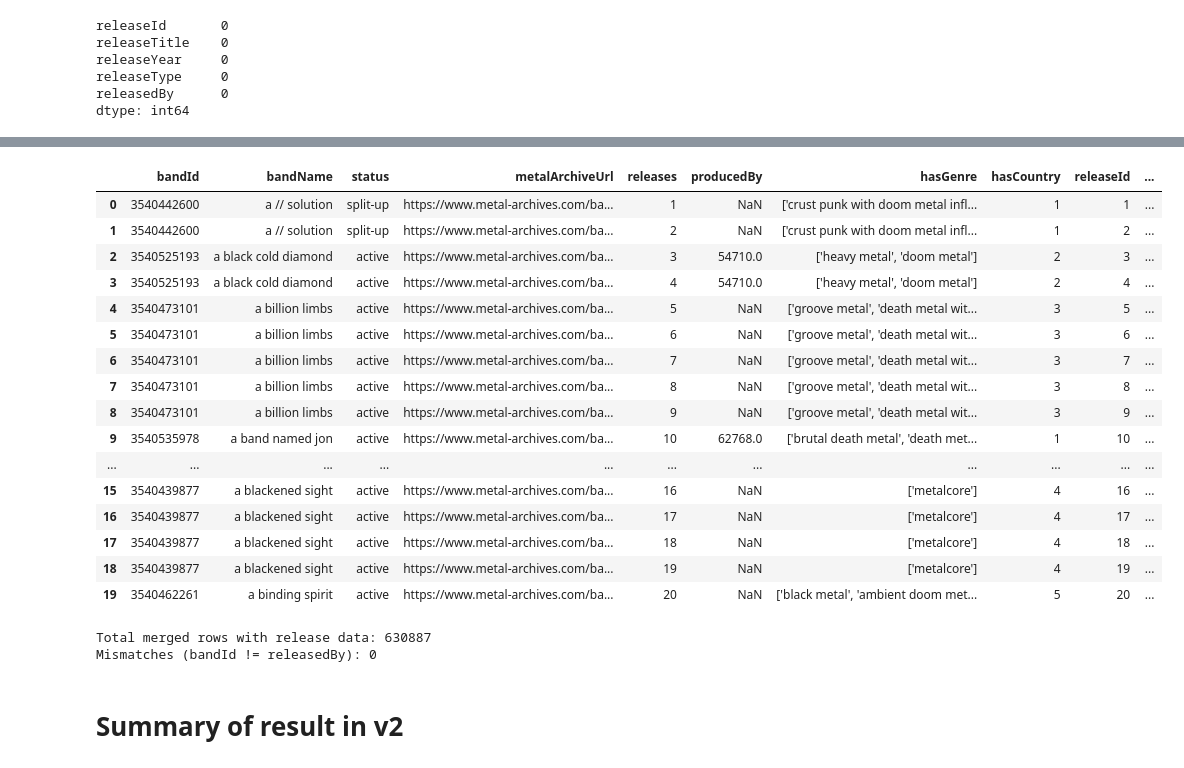
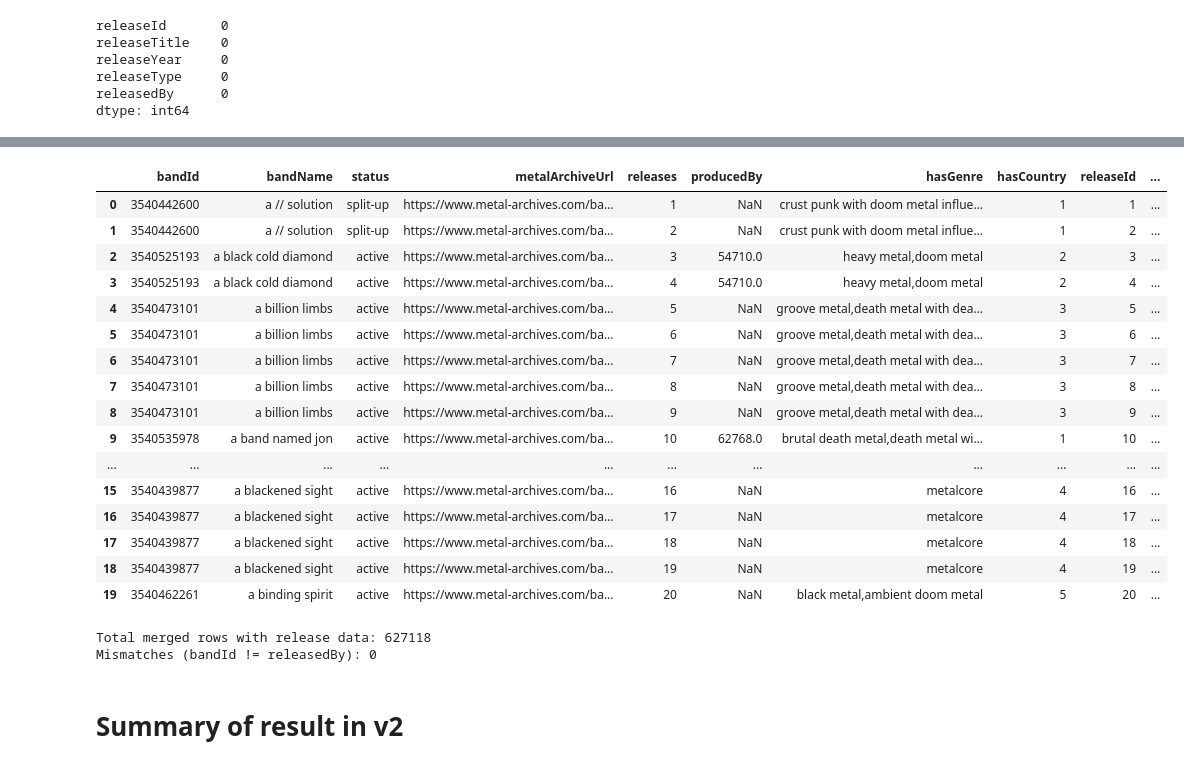
Before and after one commit to OceanBerlinghieri/ontometal, a Jupyter notebook: analysis/normalized_data_v2.ipynb, the cells around one changed output, grey strips where cells are left out. Saved outputs shown, nothing was run; the diff lists cells and outputs as text; code cells hidden in the pictures.

```diff
--- a/analysis/normalized_data_v2.ipynb
+++ b/analysis/normalized_data_v2.ipynb
@@ -211,7 +208,9 @@ The selected label still being nuclear blast which is the most complete record a
 releases = pd.read_csv("src/etl/data/normalized/releases_v2.csv").copy()
 import ast
 
-bands["releases"] = bands["releases"].apply(ast.literal_eval)
+bands["releases"] = bands["releases"].apply(
+    lambda x: [g.strip() for g in str(x).split(",") if g.strip()] if pd.notna(x) else []
+)
 # %%
 releases.isna().sum().sort_values(ascending=False)
 # %% [output]
@@ -240,34 +239,35 @@ releases
 # %%
 
 bands = bands.explode("releases")
-
+bands["releases"] = pd.to_numeric(bands["releases"], errors="coerce").astype("Int64")
+releases["releaseId"] = pd.to_numeric(releases["releaseId"], errors="coerce").astype("Int64")
 merged = bands.merge(
     releases,
     left_on="releases",
     right_on="releaseId",
     how="left"
 )
 merged["releasedBy"] = merged["releasedBy"].astype("Int64")
 merged["releaseId"] = merged["releaseId"].astype("Int64")
 merged.head(20)
 # %% [output]
 |  | bandId | bandName | status | metalArchiveUrl | releases | producedBy | hasGenre | hasCountry | releaseId | ... |
-| 0 | 3540442600 | a // solution | split-up | https://www.metal-archives.com/ba... | 1 | NaN | ['crust punk with doom metal infl... | 1 | 1 | ... |
-| 1 | 3540442600 | a // solution | split-up | https://www.metal-archives.com/ba... | 2 | NaN | ['crust punk with doom metal infl... | 1 | 2 | ... |
-| 2 | 3540525193 | a black cold diamond | active | https://www.metal-archives.com/ba... | 3 | 54710.0 | ['heavy metal', 'doom metal'] | 2 | 3 | ... |
-| 3 | 3540525193 | a black cold diamond | active | https://www.metal-archives.com/ba... | 4 | 54710.0 | ['heavy metal', 'doom metal'] | 2 | 4 | ... |
-| 4 | 3540473101 | a billion limbs | active | https://www.metal-archives.com/ba... | 5 | NaN | ['groove metal', 'death metal wit... | 3 | 5 | ... |
-| 5 | 3540473101 | a billion limbs | active | https://www.metal-archives.com/ba... | 6 | NaN | ['groove metal', 'death metal wit... | 3 | 6 | ... |
-| 6 | 3540473101 | a billion limbs | active | https://www.metal-archives.com/ba... | 7 | NaN | ['groove metal', 'death metal wit... | 3 | 7 | ... |
-| 7 | 3540473101 | a billion limbs | active | https://www.metal-archives.com/ba... | 8 | NaN | ['groove metal', 'death metal wit... | 3 | 8 | ... |
-| 8 | 3540473101 | a billion limbs | active | https://www.metal-archives.com/ba... | 9 | NaN | ['groove metal', 'death metal wit... | 3 | 9 | ... |
-| 9 | 3540535978 | a band named jon | active | https://www.metal-archives.com/ba... | 10 | 62768.0 | ['brutal death metal', 'death met... | 1 | 10 | ... |
+| 0 | 3540442600 | a // solution | split-up | https://www.metal-archives.com/ba... | 1 | NaN | crust punk with doom metal influe... | 1 | 1 | ... |
+| 1 | 3540442600 | a // solution | split-up | https://www.metal-archives.com/ba... | 2 | NaN | crust punk with doom metal influe... | 1 | 2 | ... |
+| 2 | 3540525193 | a black cold diamond | active | https://www.metal-archives.com/ba... | 3 | 54710.0 | heavy metal,doom metal | 2 | 3 | ... |
+| 3 | 3540525193 | a black cold diamond | active | https://www.metal-archives.com/ba... | 4 | 54710.0 | heavy metal,doom metal | 2 | 4 | ... |
+| 4 | 3540473101 | a billion limbs | active | https://www.metal-archives.com/ba... | 5 | NaN | groove metal,death metal with dea... | 3 | 5 | ... |
+| 5 | 3540473101 | a billion limbs | active | https://www.metal-archives.com/ba... | 6 | NaN | groove metal,death metal with dea... | 3 | 6 | ... |
+| 6 | 3540473101 | a billion limbs | active | https://www.metal-archives.com/ba... | 7 | NaN | groove metal,death metal with dea... | 3 | 7 | ... |
+| 7 | 3540473101 | a billion limbs | active | https://www.metal-archives.com/ba... | 8 | NaN | groove metal,death metal with dea... | 3 | 8 | ... |
+| 8 | 3540473101 | a billion limbs | active | https://www.metal-archives.com/ba... | 9 | NaN | groove metal,death metal with dea... | 3 | 9 | ... |
+| 9 | 3540535978 | a band named jon | active | https://www.metal-archives.com/ba... | 10 | 62768.0 | brutal death metal,death metal wi... | 1 | 10 | ... |
 | ... | ... | ... | ... | ... | ... | ... | ... | ... | ... | ... |
-| 15 | 3540439877 | a blackened sight | active | https://www.metal-archives.com/ba... | 16 | NaN | ['metalcore'] | 4 | 16 | ... |
-| 16 | 3540439877 | a blackened sight | active | https://www.metal-archives.com/ba... | 17 | NaN | ['metalcore'] | 4 | 17 | ... |
-| 17 | 3540439877 | a blackened sight | active | https://www.metal-archives.com/ba... | 18 | NaN | ['metalcore'] | 4 | 18 | ... |
-| 18 | 3540439877 | a blackened sight | active | https://www.metal-archives.com/ba... | 19 | NaN | ['metalcore'] | 4 | 19 | ... |
-| 19 | 3540462261 | a binding spirit | active | https://www.metal-archives.com/ba... | 20 | NaN | ['black metal', 'ambient doom met... | 5 | 20 | ... |
+| 15 | 3540439877 | a blackened sight | active | https://www.metal-archives.com/ba... | 16 | NaN | metalcore | 4 | 16 | ... |
+| 16 | 3540439877 | a blackened sight | active | https://www.metal-archives.com/ba... | 17 | NaN | metalcore | 4 | 17 | ... |
+| 17 | 3540439877 | a blackened sight | active | https://www.metal-archives.com/ba... | 18 | NaN | metalcore | 4 | 18 | ... |
+| 18 | 3540439877 | a blackened sight | active | https://www.metal-archives.com/ba... | 19 | NaN | metalcore | 4 | 19 | ... |
+| 19 | 3540462261 | a binding spirit | active | https://www.metal-archives.com/ba... | 20 | NaN | black metal,ambient doom metal | 5 | 20 | ... |
 # %%
 # Check that bandId matches releasedBy on all merged rows (excluding NaN from left join)
 matched = merged.dropna(subset=["releasedBy"])
@@ -277,7 +277,7 @@ print(f"Mismatches (bandId != releasedBy): {len(mismatches)}")
 if len(mismatches) > 0:
     print(mismatches[["bandId", "releases", "releaseId", "releasedBy"]].head(10))
 # %% [output]
-Total merged rows with release data: 630887
+Total merged rows with release data: 627118
 Mismatches (bandId != releasedBy): 0
 # %% [markdown]
 # Summary of result in v2
```
Also changed, not shown: parts of 8 cells of this notebook, 3 other files.
